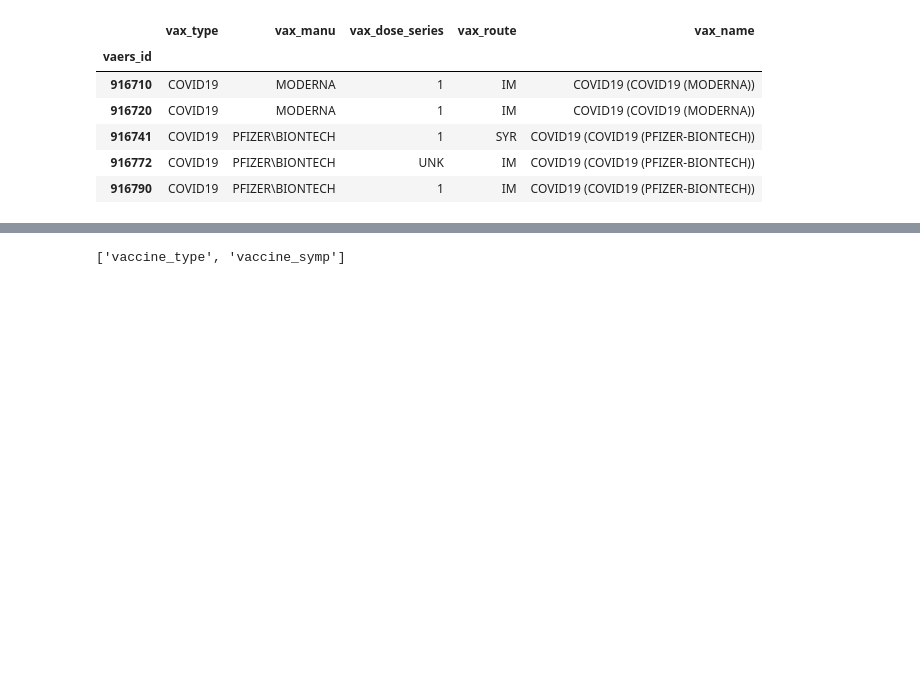
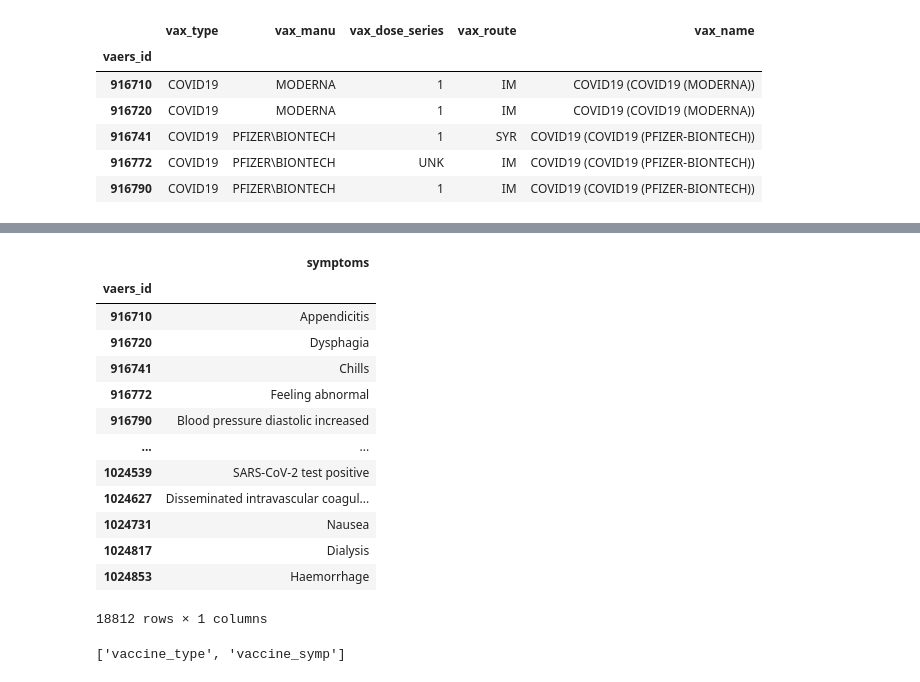
Before and after one commit to ethomps33/Covid-19_ETL, a Jupyter notebook: COVID_vaccine.ipynb, the cells around one changed output, grey strips where cells are left out. Saved outputs shown, nothing was run; the diff lists cells and outputs as text; code cells hidden in the pictures; blank space fills up the shorter version.

```diff
--- a/COVID_vaccine.ipynb
+++ b/COVID_vaccine.ipynb
@@ -123,3 +118,26 @@ vaccine_symp_transformed.head(25)
+# %%
+all_symp = vaccine_symp_transformed.melt('vaers_id',["symptom1","symptom2","symptom3","symptom4","symptom5"])
+all_symp = all_symp.rename(columns={'value':'symptoms'})
+all_symp = all_symp[['vaers_id','symptoms']]
+all_symp.set_index("vaers_id", inplace=True)
+all_symp.dropna(inplace=True)
+
+all_symp
+# %% [output]
+|  | symptoms |
+| vaers_id |  |
+| 916710 | Appendicitis |
+| 916720 | Dysphagia |
+| 916741 | Chills |
+| 916772 | Feeling abnormal |
+| 916790 | Blood pressure diastolic increased |
+| ... | ... |
+| 1024539 | SARS-CoV-2 test positive |
+| 1024627 | Disseminated intravascular coagul... |
+| 1024731 | Nausea |
+| 1024817 | Dialysis |
+| 1024853 | Haemorrhage |
+18812 rows × 1 columns
 # %%
 connection_string = "postgres:postgras@localhost:5432/ETL_Project"
 engine = create_engine(f'postgresql://{connection_string}')
```
Also changed, not shown: parts of 2 cells of this notebook.
